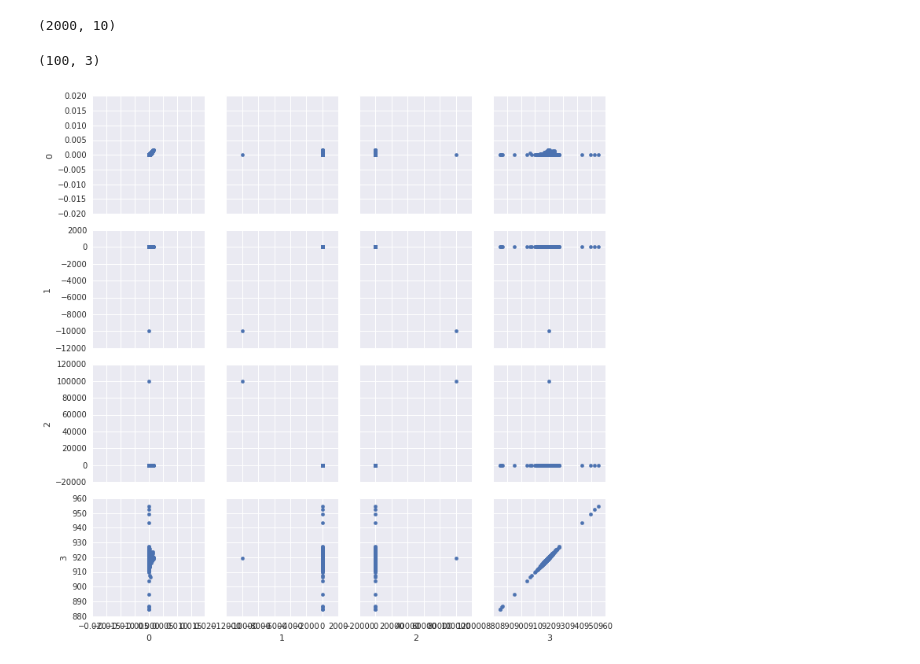
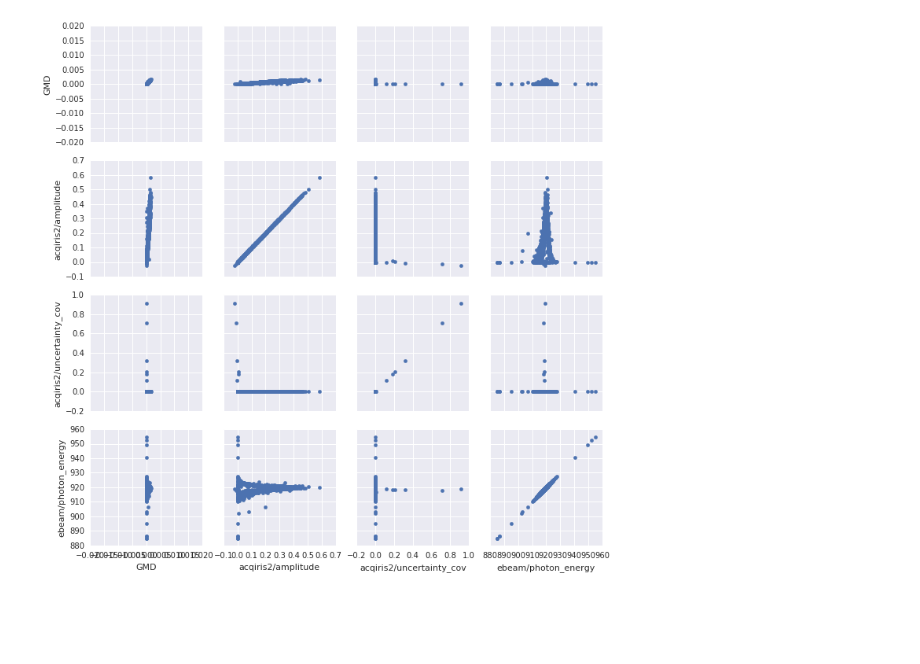
Before and after one commit to sioan/softXRayDataAndControls, a Jupyter notebook: experimentSpecificFiles/sxri0414/jupyter/hdb_sxri0414.ipynb, the cells around one changed output. Cells and saved outputs as stored; diff of their text form; code cells hidden in the pictures; blank space fills up the shorter version.

```diff
--- a/experimentSpecificFiles/sxri0414/jupyter/hdb_sxri0414.ipynb
+++ b/experimentSpecificFiles/sxri0414/jupyter/hdb_sxri0414.ipynb
@@ -48,21 +42,24 @@ my_data = nan_to_num(array([my_dict['GMD'],my_dict['acqiris2/amplitude'],
                  my_dict['timeToolOpal/time_pixel'],my_dict['timeToolOpal/uncertainty_cov'],
                             my_dict['evr/code_141'],my_dict['evr/code_162'],
                             my_dict['evr/code_142']])).transpose()
-# %%
-my_data.shape
-# %% [output]
-(2000, 10)
-# %%
-rand(100,3).shape
-# %% [output]
-(100, 3)
+# %%
+dict_names = ['GMD','acqiris2/amplitude','acqiris2/uncertainty_cov','ebeam/photon_energy',
+              'ebeam/L3_energy','gas_detector/f_11_ENRC','timeToolOpal/time_pixel',
+              'timeToolOpal/uncertainty_cov','evr/code_141','evr/code_162','evr/code_142']
+# %%
+temp_dict = {}
+for i in dict_names:
+    temp_dict[i] = nan_to_num(my_dict[i])
+my_data_frame = pd.DataFrame(temp_dict)
+my_data_frame.axes
 # %%
 # The columns we will be plotting
+to_plot = ["GMD", 'acqiris2/amplitude','acqiris2/uncertainty_cov', 'ebeam/photon_energy']
 plot_cols = ["GMD", 'acqiris2/amplitude','acqiris2/uncertainty_cov', 'ebeam/photon_energy', 'ebeam/L3_energy','gas_detector/f_11_ENRC','timeToolOpal/time_pixel','timeToolOpal/uncertainty_cov']
 
-g = sns.PairGrid(pd.DataFrame(my_data[1:-1:100,0:4]))
+g = sns.PairGrid(my_data_frame[to_plot][::100])
 g = g.map(plt.scatter)
 # %% [output]
-[figure, old version]
+[figure, new version]
 # %%
 # Intialize the clusterer
```
Also changed, not shown: parts of 16 cells of this notebook, 2 other files.
